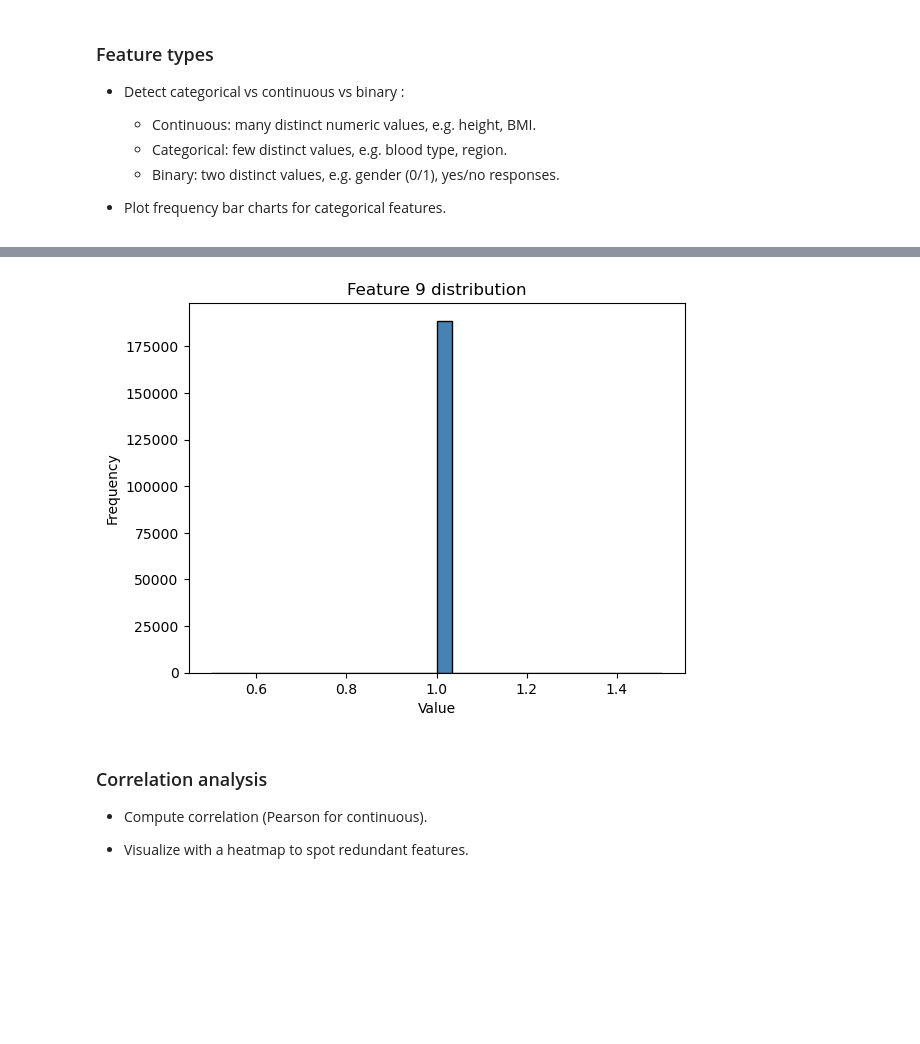
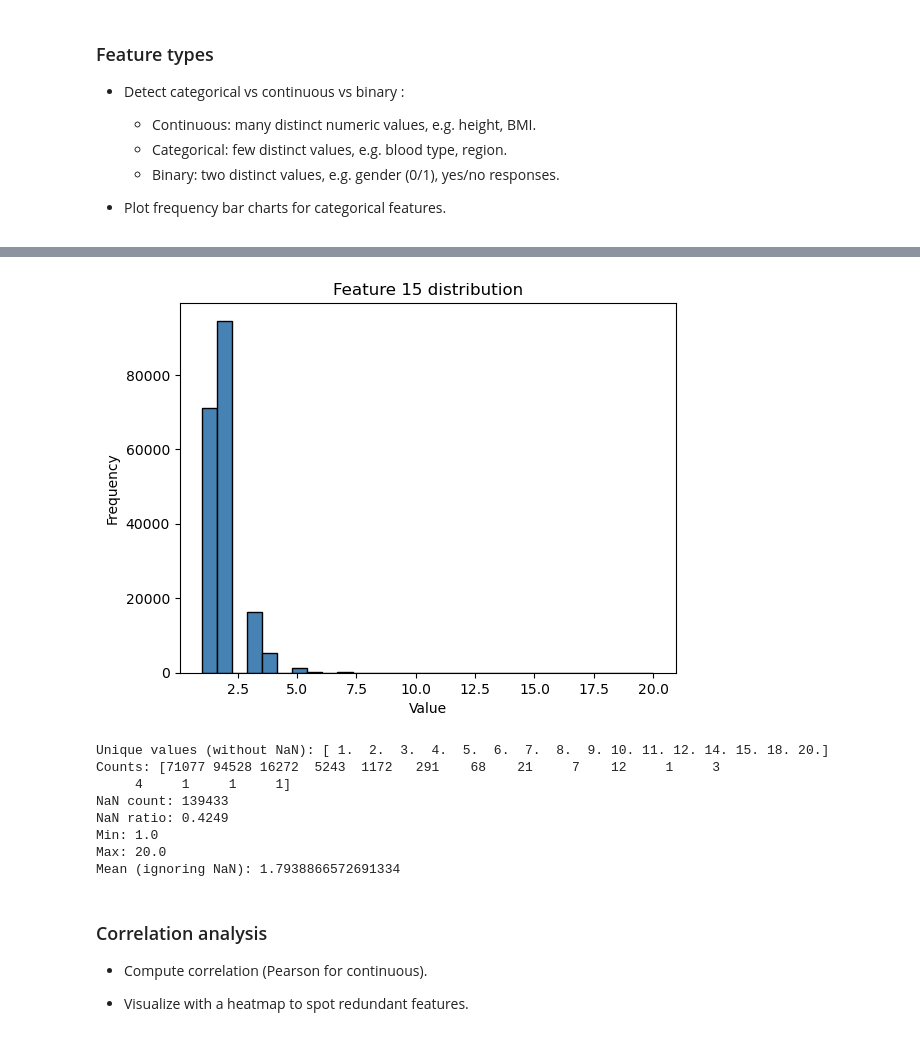
Before and after one commit to ismaberra/ml-higgs-classification, a Jupyter notebook: eda.ipynb, the cells around one changed output, grey strips where cells are left out. Cells and saved outputs as stored; diff of their text form; code cells hidden in the pictures; blank space fills up the shorter version.

```diff
--- a/eda.ipynb
+++ b/eda.ipynb
@@ -179,7 +214,33 @@ Total categorical: 300, continuous: 6, binary: 15
 # %%
-de.plot_feature_distribution(x_train, 9)
+f = 15  # index of the feature you want to inspect
+
+de.plot_feature_distribution(x_train, f)
+col = x_train[:, f]
+
+# 1️⃣ Compte des valeurs uniques (hors NaN)
+unique_vals, counts = np.unique(col[~np.isnan(col)], return_counts=True)
+print("Unique values (without NaN):", unique_vals)
+print("Counts:", counts)
+
+# 2️⃣ Nombre et proportion de NaN
+n_nan = np.isnan(col).sum()
+print("NaN count:", n_nan)
+print(f"NaN ratio: {n_nan / len(col):.4f}")
+
+# 3️⃣ Statistiques simples
+print("Min:", np.nanmin(col))
+print("Max:", np.nanmax(col))
+print("Mean (ignoring NaN):", np.nanmean(col))
 # %% [output]
-[figure, old version]
+[figure, new version]
+Unique values (without NaN): [ 1.  2.  3.  4.  5.  6.  7.  8.  9. 10. 11. 12. 14. 15. 18. 20.]
+Counts: [71077 94528 16272  5243  1172   291    68    21     7    12     1     3
+     4     1     1     1]
+NaN count: 139433
+NaN ratio: 0.4249
+Min: 1.0
+Max: 20.0
+Mean (ignoring NaN): 1.7938866572691334
 # %% [markdown]
 ### Correlation analysis
 
```
Also changed, not shown: parts of 8 cells of this notebook, 1 other file.
